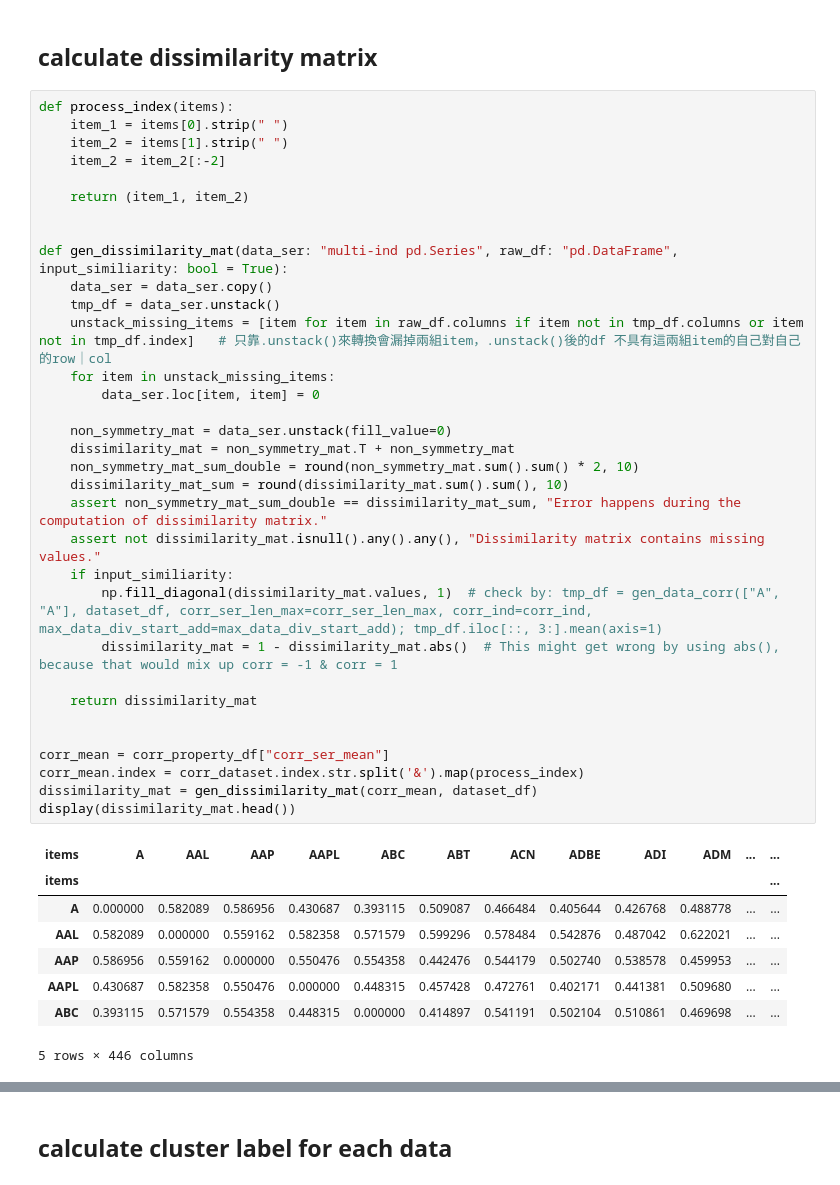
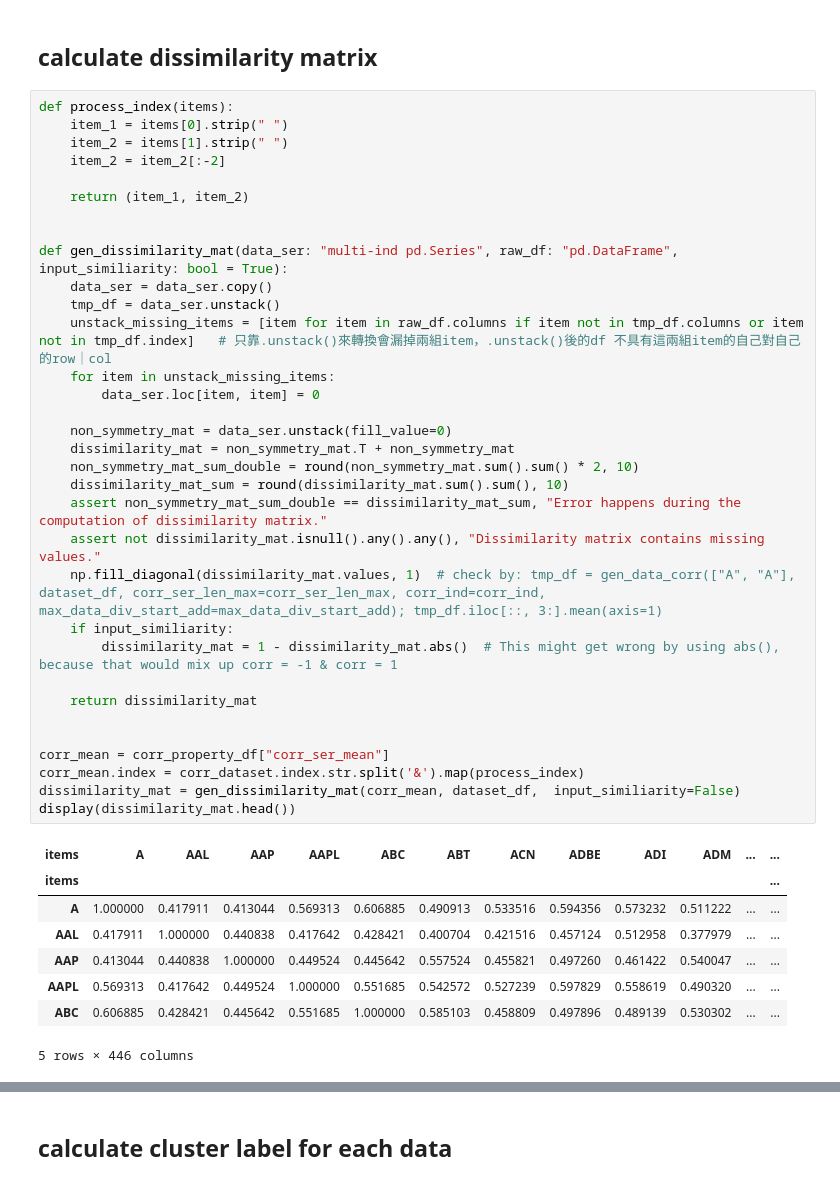
Before and after one commit to theabc50111/ARIMA-LSTM-hybrid-corrcoef-predict, a Jupyter notebook: exploration_raw_data/correlation_data_etl.ipynb, the cells around one changed output, grey strips where cells are left out. Saved outputs shown, nothing was run; the diff lists cells and outputs as text.

```diff
--- a/exploration_raw_data/correlation_data_etl.ipynb
+++ b/exploration_raw_data/correlation_data_etl.ipynb
@@ -175,38 +175,38 @@ def process_index(items):
     item_2 = item_2[:-2]
 
     return (item_1, item_2)
 
 
 def gen_dissimilarity_mat(data_ser: "multi-ind pd.Series", raw_df: "pd.DataFrame", input_similiarity: bool = True):
     data_ser = data_ser.copy()
     tmp_df = data_ser.unstack()
     unstack_missing_items = [item for item in raw_df.columns if item not in tmp_df.columns or item not in tmp_df.index]   # 只靠.unstack()來轉換會漏掉兩組item，.unstack()後的df 不具有這兩組item的自己對自己的row｜col
     for item in unstack_missing_items:
         data_ser.loc[item, item] = 0
 
     non_symmetry_mat = data_ser.unstack(fill_value=0)
     dissimilarity_mat = non_symmetry_mat.T + non_symmetry_mat
     non_symmetry_mat_sum_double = round(non_symmetry_mat.sum().sum() * 2, 10)
     dissimilarity_mat_sum = round(dissimilarity_mat.sum().sum(), 10)
     assert non_symmetry_mat_sum_double == dissimilarity_mat_sum, "Error happens during the computation of dissimilarity matrix."
     assert not dissimilarity_mat.isnull().any().any(), "Dissimilarity matrix contains missing values."
+    np.fill_diagonal(dissimilarity_mat.values, 1)  # check by: tmp_df = gen_data_corr(["A", "A"], dataset_df, corr_ser_len_max=corr_ser_len_max, corr_ind=corr_ind, max_data_div_start_add=max_data_div_start_add); tmp_df.iloc[::, 3:].mean(axis=1)
     if input_similiarity:
-        np.fill_diagonal(dissimilarity_mat.values, 1)  # check by: tmp_df = gen_data_corr(["A", "A"], dataset_df, corr_ser_len_max=corr_ser_len_max, corr_ind=corr_ind, max_data_div_start_add=max_data_div_start_add); tmp_df.iloc[::, 3:].mean(axis=1)
         dissimilarity_mat = 1 - dissimilarity_mat.abs()  # This might get wrong by using abs(), because that would mix up corr = -1 & corr = 1
 
     return dissimilarity_mat
 
 
 corr_mean = corr_property_df["corr_ser_mean"]
 corr_mean.index = corr_dataset.index.str.split('&').map(process_index)
-dissimilarity_mat = gen_dissimilarity_mat(corr_mean, dataset_df)
+dissimilarity_mat = gen_dissimilarity_mat(corr_mean, dataset_df,  input_similiarity=False)
 display(dissimilarity_mat.head())
 # %% [output]
 | items | A | AAL | AAP | AAPL | ABC | ABT | ACN | ADBE | ADI | ADM | ... | ... |
 | items |  |  |  |  |  |  |  |  |  |  |  | ... |
-| A | 0.000000 | 0.582089 | 0.586956 | 0.430687 | 0.393115 | 0.509087 | 0.466484 | 0.405644 | 0.426768 | 0.488778 | ... | ... |
-| AAL | 0.582089 | 0.000000 | 0.559162 | 0.582358 | 0.571579 | 0.599296 | 0.578484 | 0.542876 | 0.487042 | 0.622021 | ... | ... |
-| AAP | 0.586956 | 0.559162 | 0.000000 | 0.550476 | 0.554358 | 0.442476 | 0.544179 | 0.502740 | 0.538578 | 0.459953 | ... | ... |
-| AAPL | 0.430687 | 0.582358 | 0.550476 | 0.000000 | 0.448315 | 0.457428 | 0.472761 | 0.402171 | 0.441381 | 0.509680 | ... | ... |
-| ABC | 0.393115 | 0.571579 | 0.554358 | 0.448315 | 0.000000 | 0.414897 | 0.541191 | 0.502104 | 0.510861 | 0.469698 | ... | ... |
+| A | 1.000000 | 0.417911 | 0.413044 | 0.569313 | 0.606885 | 0.490913 | 0.533516 | 0.594356 | 0.573232 | 0.511222 | ... | ... |
+| AAL | 0.417911 | 1.000000 | 0.440838 | 0.417642 | 0.428421 | 0.400704 | 0.421516 | 0.457124 | 0.512958 | 0.377979 | ... | ... |
+| AAP | 0.413044 | 0.440838 | 1.000000 | 0.449524 | 0.445642 | 0.557524 | 0.455821 | 0.497260 | 0.461422 | 0.540047 | ... | ... |
+| AAPL | 0.569313 | 0.417642 | 0.449524 | 1.000000 | 0.551685 | 0.542572 | 0.527239 | 0.597829 | 0.558619 | 0.490320 | ... | ... |
+| ABC | 0.606885 | 0.428421 | 0.445642 | 0.551685 | 1.000000 | 0.585103 | 0.458809 | 0.497896 | 0.489139 | 0.530302 | ... | ... |
 5 rows × 446 columns
```
Also changed, not shown: parts of 10 cells of this notebook, 17 other files.
